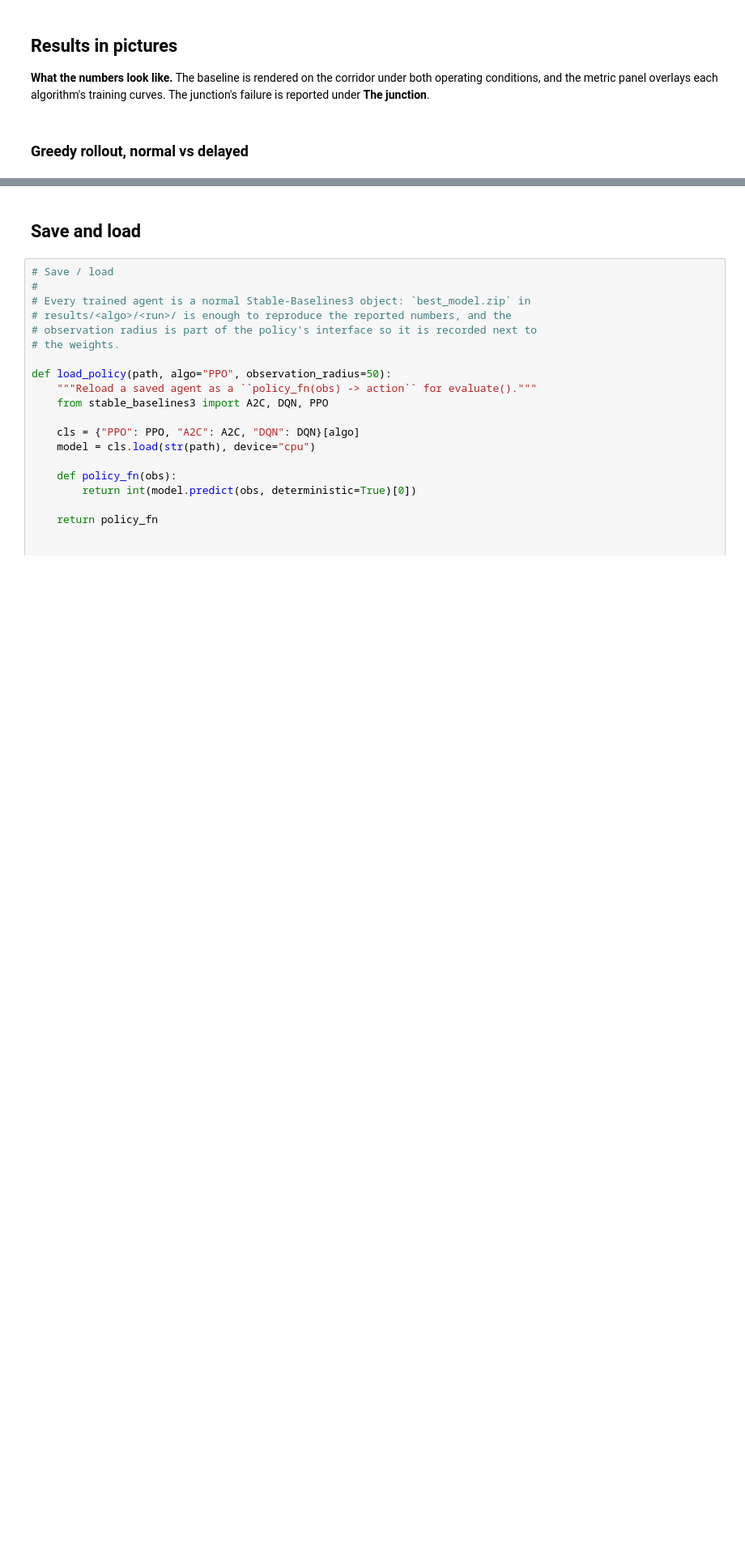
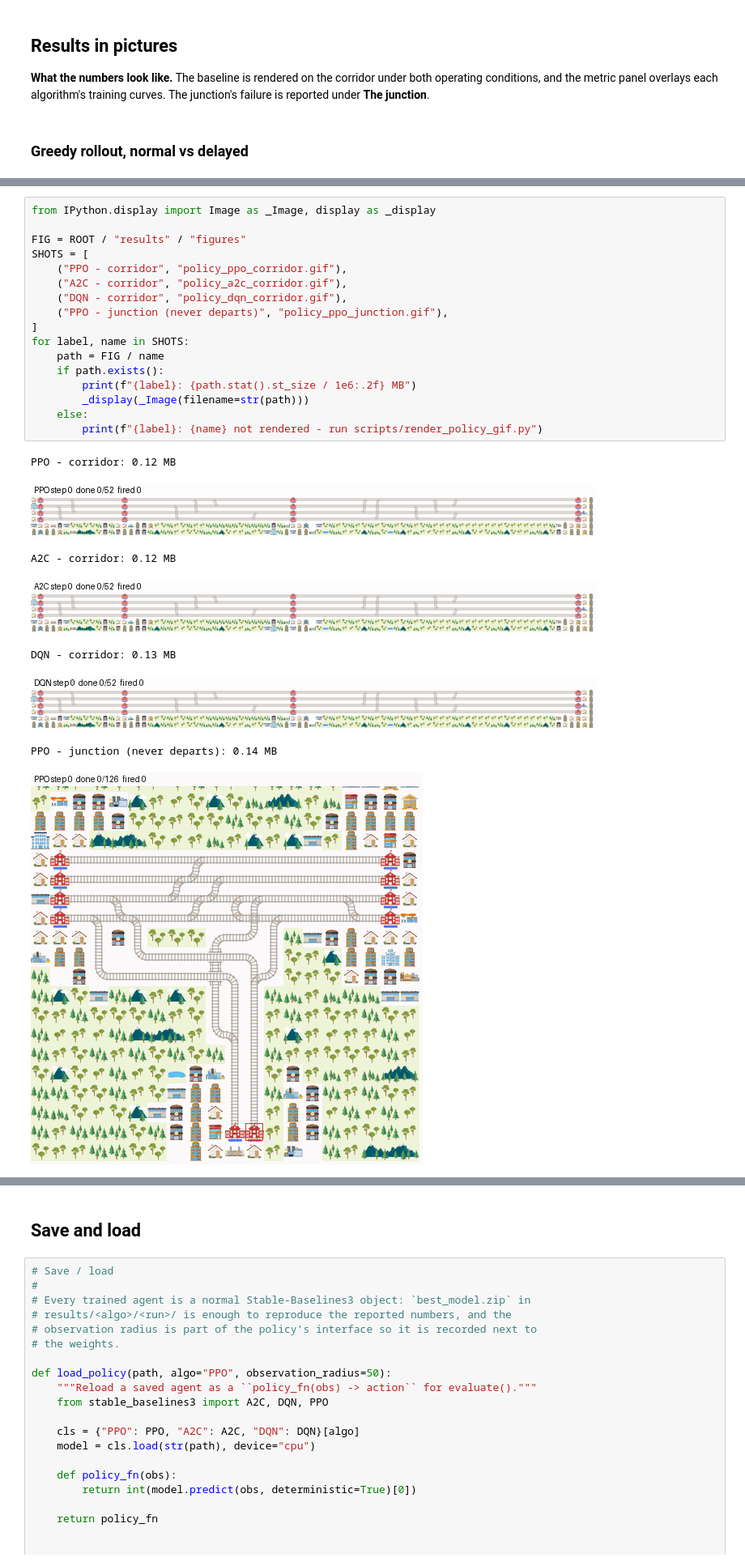
Before and after one commit to MathgeniusTB2/RL-Assessment-3, a Jupyter notebook: notebooks/train_schedule_optimisation.ipynb, the cells around one changed output, grey strips where cells are left out. Shown at 81% size. Cells and saved outputs as stored; diff of their text form; blank space fills up the shorter version.

```diff
--- a/notebooks/train_schedule_optimisation.ipynb
+++ b/notebooks/train_schedule_optimisation.ipynb
@@ -1555,3 +1577,29 @@ corridor greedy [delayed]: score=-0.0159 completion=1.000 on_time=0.346 frames=8
+# %%
+from IPython.display import Image as _Image, display as _display
+
+FIG = ROOT / "results" / "figures"
+SHOTS = [
+    ("PPO - corridor", "policy_ppo_corridor.gif"),
+    ("A2C - corridor", "policy_a2c_corridor.gif"),
+    ("DQN - corridor", "policy_dqn_corridor.gif"),
+    ("PPO - junction (never departs)", "policy_ppo_junction.gif"),
+]
+for label, name in SHOTS:
+    path = FIG / name
+    if path.exists():
+        print(f"{label}: {path.stat().st_size / 1e6:.2f} MB")
+        _display(_Image(filename=str(path)))
+    else:
+        print(f"{label}: {name} not rendered - run scripts/render_policy_gif.py")
+# %% [output]
+PPO - corridor: 0.12 MB
+[figure, added]
+A2C - corridor: 0.12 MB
+[figure, added]
+DQN - corridor: 0.13 MB
+[figure, added]
+PPO - junction (never departs): 0.14 MB
+[figure, added]
 # %% [markdown]
 ### Learning curves
 
```
Also changed, not shown: parts of 6 cells of this notebook, 8 other files.
